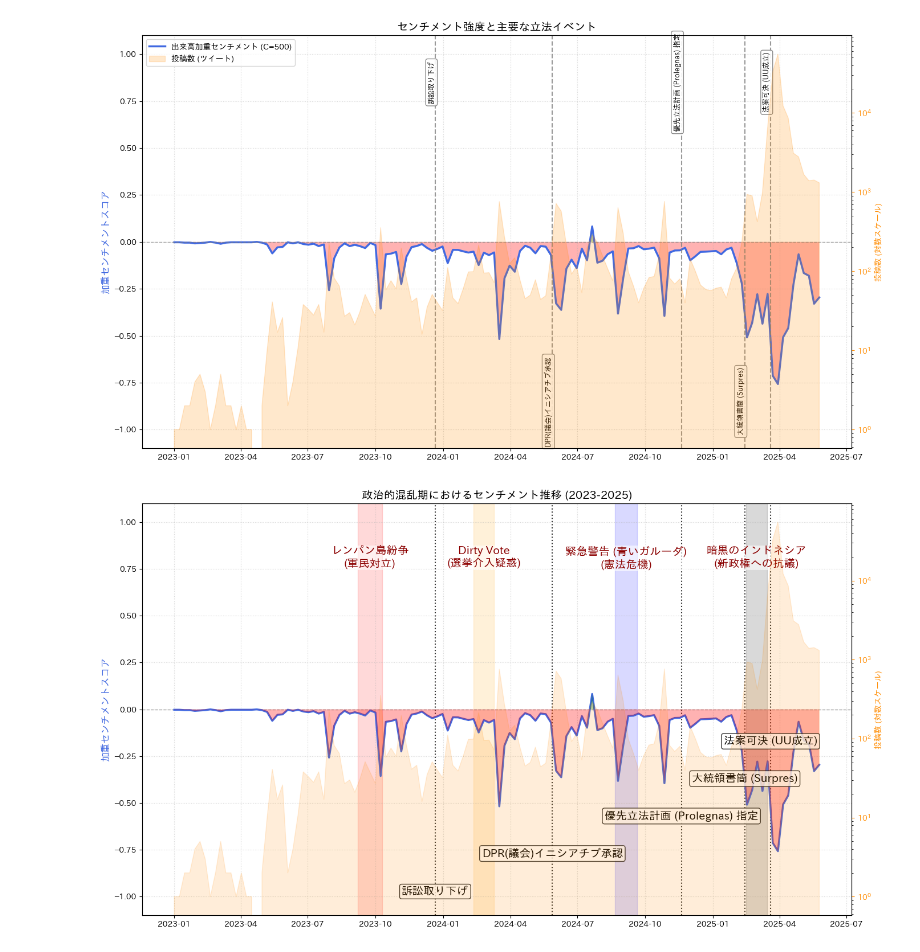
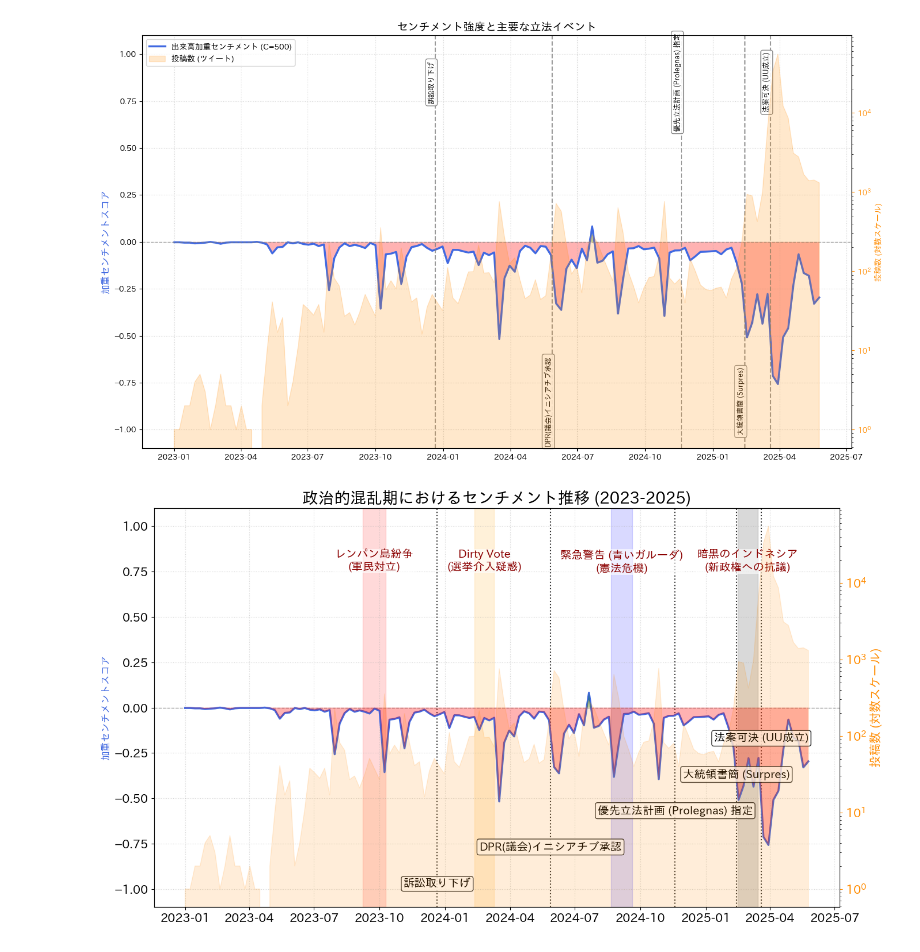
Before and after one commit to SorataBaka/2025-graduation-research, a Jupyter notebook: relevancy-classifier/11. time_series_analysis.ipynb, the cells around one changed output. Drawn from its saved outputs; the diff is of its cells as text; code cells hidden in the pictures.

```diff
--- a/relevancy-classifier/11. time_series_analysis.ipynb
+++ b/relevancy-classifier/11. time_series_analysis.ipynb
@@ -221,6 +221,7 @@ plt.show()
 # %% [output]
 [figure]
 # %%
+
 import pandas as pd
 import matplotlib.pyplot as plt
 import matplotlib.dates as mdates
@@ -229,6 +230,7 @@ import japanize_matplotlib # Ensure Japanese font is loaded
 # --- O. Setup & Theme ---
 plt.style.use('default')
 plt.rcParams['font.family'] = 'IPAexGothic'  # Example Japanese font; ensure
+plt.rcParams['font.size'] = 15
 point_events = [
     {"date": "2023-12-21", "label": "訴訟取り下げ"},
     {"date": "2024-05-28", "label": "DPR(議会)イニシアチブ承認"},
@@ -338,32 +340,32 @@ for i, event in enumerate(point_events):
         ax1.axvline(x=event_date, color='black', linestyle=':', linewidth=1.5, alpha=0.8)
 
         # Label for lines
         ax1.text(event_date,
                  -1 + (i * 0.2), # Stagger heights at bottom
                  event['label'],
                  rotation=0,
                  ha='center', va='bottom',
                  fontsize=14,
                  bbox=dict(boxstyle="round,pad=0.2", fc="white", ec="black", alpha=0.8))
 
 # Axis Settings
 ax1.set_ylabel('加重センチメントスコア', color='royalblue', fontsize=12)
 ax1.set_ylim(-1.1, 1.1)
 ax1.grid(True, linestyle=':', alpha=0.5)
 
 # Secondary Axis (Volume)
 ax2 = ax1.twinx()
 ax2.fill_between(weekly_data.index,
                  weekly_data['relevant'],
                  color='darkorange',
                  alpha=0.15,
                  label='投稿数 (ツイート)')
 ax2.set_yscale('log')
 ax2.set_ylabel('投稿数 (対数スケール)', color='darkorange')
 ax2.tick_params(axis='y', colors='darkorange')
 
-plt.title('政治的混乱期におけるセンチメント推移 (2023-2025)', fontsize=14)
+plt.title('政治的混乱期におけるセンチメント推移 (2023-2025)', fontsize=20)
 plt.tight_layout()
 plt.show()
 # %% [output]
-[figure, old version]
+[figure, new version]
```
Also changed, not shown: 9 other files.
